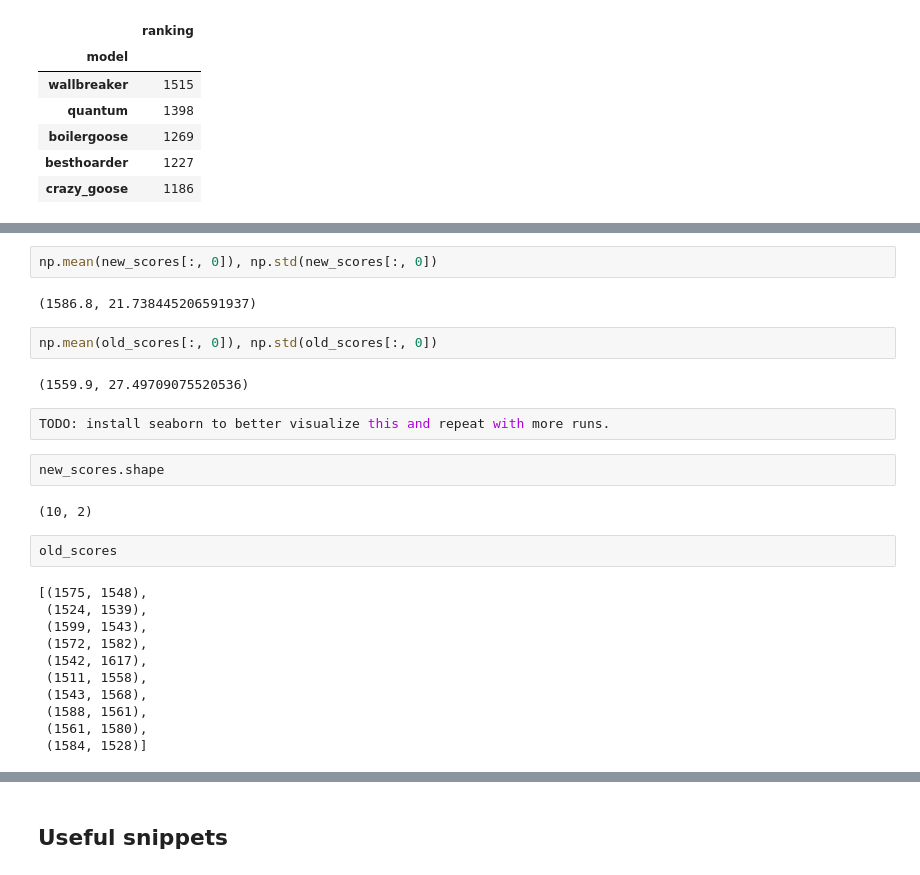
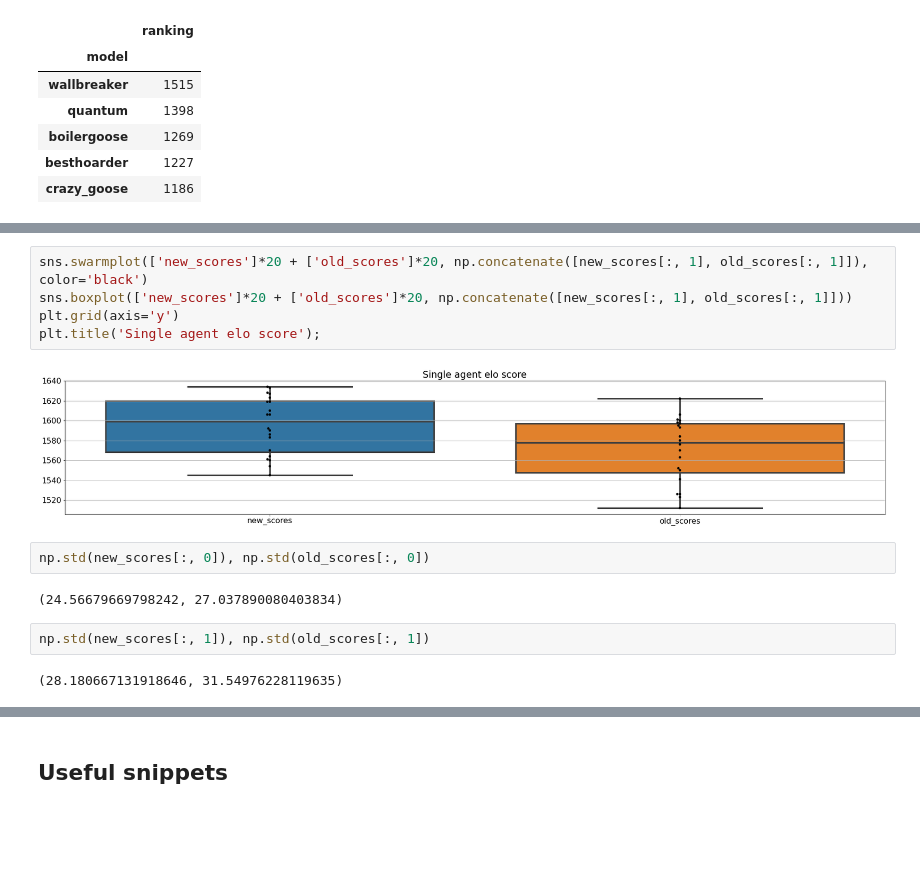
Before and after one commit to ironbar/hungry_geese, a Jupyter notebook: notebooks/008_ladder_of_agents_3.ipynb, the cells around one changed output, grey strips where cells are left out. Saved outputs shown, nothing was run; the diff lists cells and outputs as text; blank space fills up the shorter version.

```diff
--- a/notebooks/008_ladder_of_agents_3.ipynb
+++ b/notebooks/008_ladder_of_agents_3.ipynb
@@ -562,27 +566,15 @@ old_scores = np.array(old_scores)
+# %%
+sns.swarmplot(['new_scores']*20 + ['old_scores']*20, np.concatenate([new_scores[:, 1], old_scores[:, 1]]), color='black')
+sns.boxplot(['new_scores']*20 + ['old_scores']*20, np.concatenate([new_scores[:, 1], old_scores[:, 1]]))
+plt.grid(axis='y')
+plt.title('Single agent elo score');
+# %% [output]
+[figure, added]
 # %%
-np.mean(new_scores[:, 0]), np.std(new_scores[:, 0])
+np.std(new_scores[:, 0]), np.std(old_scores[:, 0])
 # %% [output]
-(1586.8, 21.738445206591937)
+(24.56679669798242, 27.037890080403834)
 # %%
-np.mean(old_scores[:, 0]), np.std(old_scores[:, 0])
+np.std(new_scores[:, 1]), np.std(old_scores[:, 1])
 # %% [output]
-(1559.9, 27.49709075520536)
+(28.180667131918646, 31.54976228119635)
-# %%
-TODO: install seaborn to better visualize this and repeat with more runs.
-# %%
-new_scores.shape
-# %% [output]
-(10, 2)
-# %%
-old_scores
-# %% [output]
-[(1575, 1548),
- (1524, 1539),
- (1599, 1543),
- (1572, 1582),
- (1542, 1617),
- (1511, 1558),
- (1543, 1568),
- (1588, 1561),
- (1561, 1580),
- (1584, 1528)]
```
Also changed, not shown: parts of 6 cells of this notebook, 1 other file.
